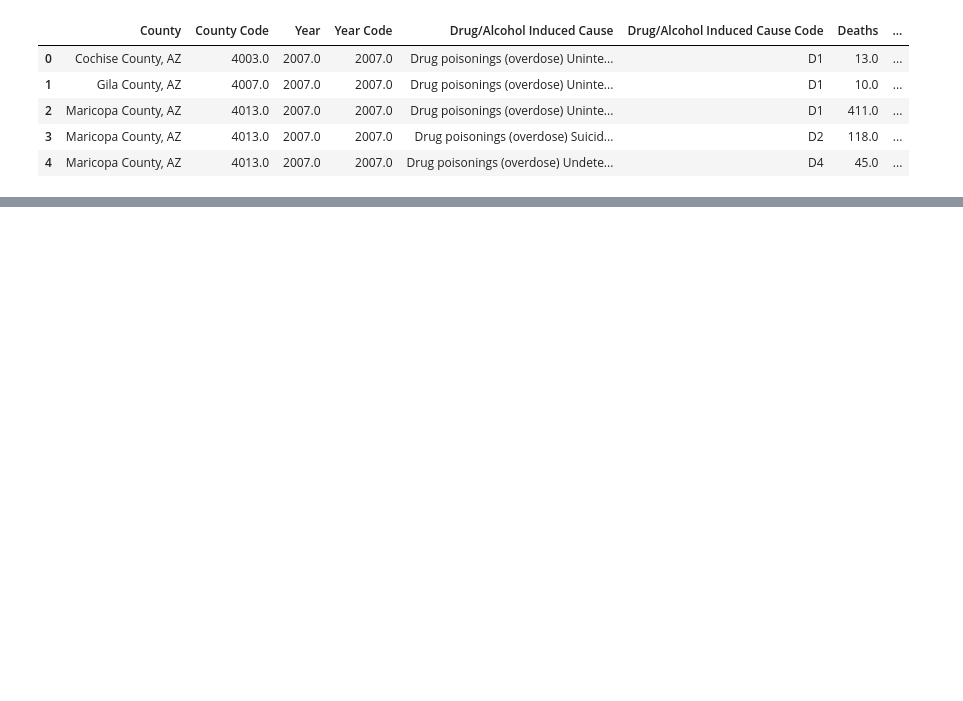
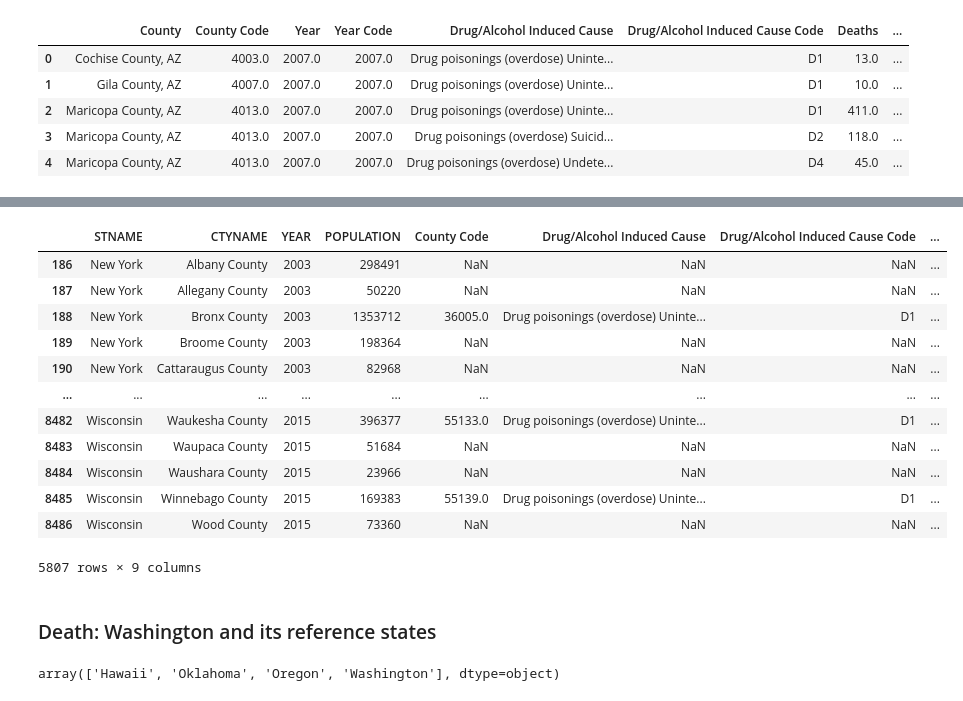
Before and after one commit to YZhu0225/Estimating-the-Impact-of-Opioid-Control-Policies, a Jupyter notebook: 10_code/merge_pop_death.ipynb, the cells around one changed output, grey strips where cells are left out. Saved outputs shown, nothing was run; the diff lists cells and outputs as text; code cells hidden in the pictures; blank space fills up the shorter version.

```diff
--- a/10_code/merge_pop_death.ipynb
+++ b/10_code/merge_pop_death.ipynb
@@ -57,0 +84,17 @@ fl_ship_death_pop[fl_ship_death_pop['YEAR'] == 2003]
+# %%
+# select only florida and its reference states
+tx_ref_states = ['NY', 'OR', 'TX', 'WI']
+tx_death = all_death[all_death['STNAME'].isin(tx_ref_states)]
+
+# rename the abbrevation state name to its full name
+tx_death_ = tx_death.replace({'NY': 'New York', 'OR': 'Oregon', 'TX': 'Texas', 'WI': 'Wisconsin'})
+
+# make sure the state names are the same
+assert (tx_death_['STNAME'].unique() == tx_pop['STNAME'].unique()).all()
+
+# rename year
+tx_death_ = tx_death_.rename(columns={'Year': 'YEAR'})
+
+# remove useless columns: County, Year Code
+tx_death_ = tx_death_.drop(columns=['County', 'Year Code'])
+tx_death_.head()
@@ -57,0 +108,4 @@ fl_ship_death_pop[fl_ship_death_pop['YEAR'] == 2003]
+# %%
+# merge the two dataframes
+tx_death_pop = pd.merge(tx_pop, tx_death_, how='left', on = ['STNAME', 'CTYNAME', 'YEAR'], indicator=True)
+tx_death_pop.head()
@@ -57,0 +119,28 @@ fl_ship_death_pop[fl_ship_death_pop['YEAR'] == 2003]
+# %%
+# remove the year where we don't have the opoid death data
+min_year2 = tx_death_['YEAR'].min()
+max_year2 = tx_death_['YEAR'].max()
+
+tx_death_pop = tx_death_pop[(tx_death_pop['YEAR'] >= min_year2) & (tx_death_pop['YEAR'] <= max_year2)].reset_index(drop=True)
+tx_death_pop
+# %% [output]
+|  | STNAME | CTYNAME | YEAR | POPULATION | County Code | Drug/Alcohol Induced Cause | Drug/Alcohol Induced Cause Code | ... |
+| 186 | New York | Albany County | 2003 | 298491 | NaN | NaN | NaN | ... |
+| 187 | New York | Allegany County | 2003 | 50220 | NaN | NaN | NaN | ... |
+| 188 | New York | Bronx County | 2003 | 1353712 | 36005.0 | Drug poisonings (overdose) Uninte... | D1 | ... |
+| 189 | New York | Broome County | 2003 | 198364 | NaN | NaN | NaN | ... |
+| 190 | New York | Cattaraugus County | 2003 | 82968 | NaN | NaN | NaN | ... |
+| ... | ... | ... | ... | ... | ... | ... | ... | ... |
+| 8482 | Wisconsin | Waukesha County | 2015 | 396377 | 55133.0 | Drug poisonings (overdose) Uninte... | D1 | ... |
+| 8483 | Wisconsin | Waupaca County | 2015 | 51684 | NaN | NaN | NaN | ... |
+| 8484 | Wisconsin | Waushara County | 2015 | 23966 | NaN | NaN | NaN | ... |
+| 8485 | Wisconsin | Winnebago County | 2015 | 169383 | 55139.0 | Drug poisonings (overdose) Uninte... | D1 | ... |
+| 8486 | Wisconsin | Wood County | 2015 | 73360 | NaN | NaN | NaN | ... |
+5807 rows × 9 columns
+# %% [markdown]
+### Death: Washington and its reference states
+# %%
+wa_pop = pd.read_csv('../20_intermediate_files/wa_death_pop.csv')
+wa_pop.STNAME.unique()
+# %% [output]
+array(['Hawaii', 'Oklahoma', 'Oregon', 'Washington'], dtype=object)
```
Also changed, not shown: parts of 13 cells of this notebook, 1 other file.
